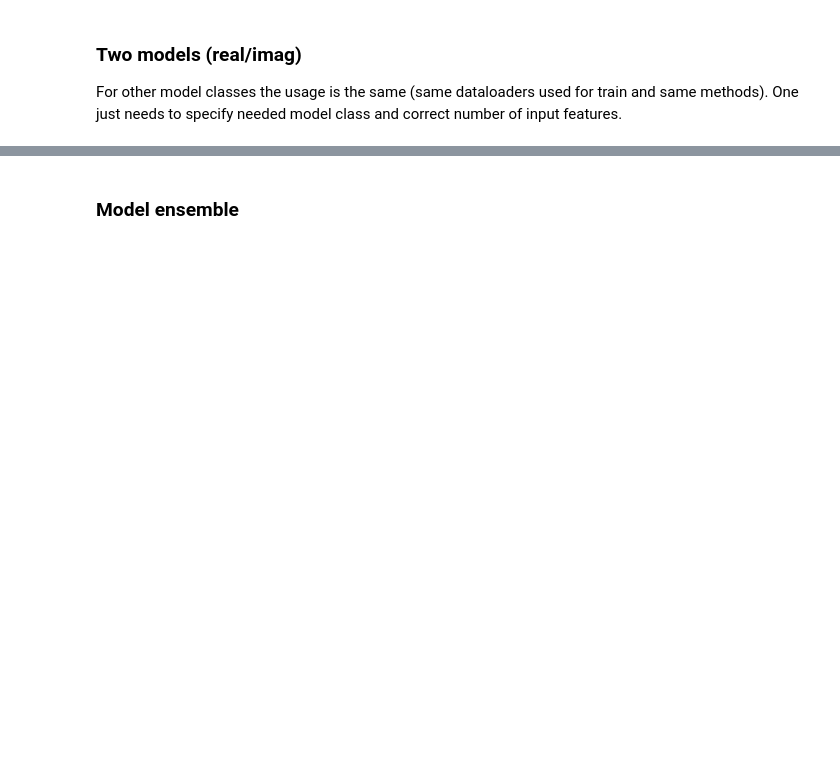
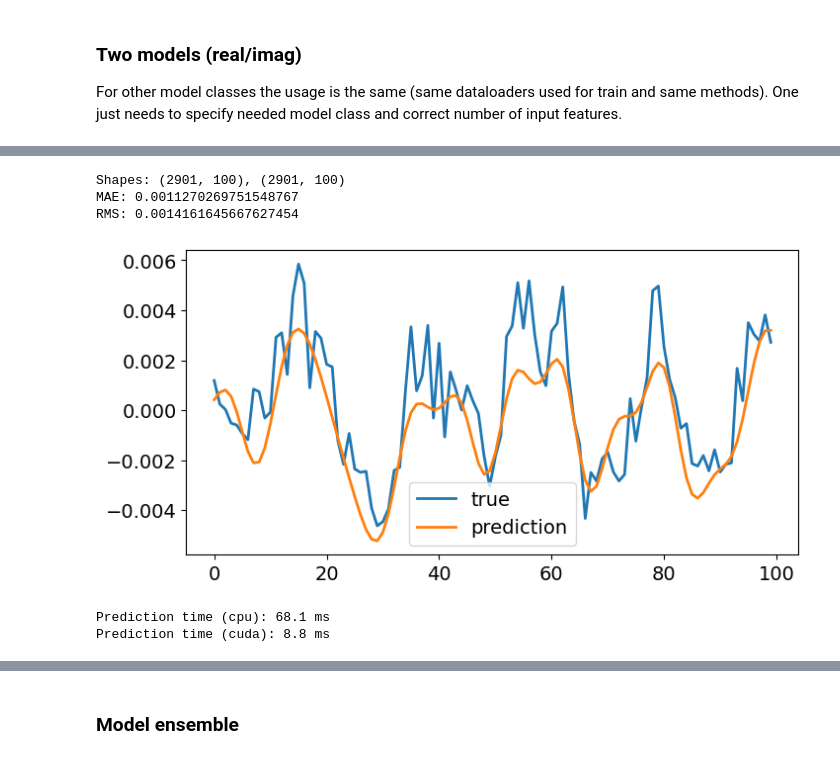
Before and after one commit to maxbalrog/laser-jitter, a Jupyter notebook: usage.ipynb, the cells around one changed output, grey strips where cells are left out. Cells and saved outputs as stored; diff of their text form; code cells hidden in the pictures; blank space fills up the shorter version.

```diff
--- a/usage.ipynb
+++ b/usage.ipynb
@@ -619,0 +778,27 @@ For other model classes the usage is the same (same dataloaders used for train a
+# %%
+t0 = 16000
+train = ts_data[:t0]
+test = ts_data[t0:]
+
+data, metrics = model_high_level.inference_on_dataloader(test, series_class,
+                                                         sequence_params,
+                                                         dataloader_params,
+                                                         forecast_window)
+predictions, actuals = data
+# %%
+print(f'Shapes: {predictions.shape}, {actuals.shape}')
+print(f'MAE: {metrics[0]}')
+print(f'RMS: {metrics[1]}')
+
+# an example of prediction
+idx = 2000
+plt.figure()
+plt.plot(actuals[idx], label='true')
+plt.plot(predictions[idx], label='prediction')
+plt.legend()
+plt.show()
+# %% [output]
+Shapes: (2901, 100), (2901, 100)
+MAE: 0.0011270269751548767
+RMS: 0.0014161645667627454
+[figure, added]
@@ -619,0 +819,24 @@ For other model classes the usage is the same (same dataloaders used for train a
+# %%
+# Step 2: choose time-series slice
+t0 = 17500
+window_len = stft_params['noverlap']
+
+past_start, past_end = t0-window_len, t0+training_window
+future_start, future_end = t0+training_window, t0+training_window+forecast_window
+series_past = series_class.series[past_start:past_end].squeeze()
+series_future = series_class.series[future_start:future_end].squeeze()
+
+predictions = []
+devices = ['cpu', 'cuda']
+for i,device in enumerate(devices):
+    for j in range(models[i].n_models):
+        models[i].model[j].eval()
+    t_start = time.time()
+    prediction = models[i].predict_on_series(series_past, series_class, device=device)
+    prediction = prediction[-prediction_window:-prediction_window+forecast_window]
+    t_pred = time.time() - t_start
+    predictions.append(prediction)
+    print('Prediction time ({}): {:3.1f} ms'.format(device, t_pred*1e3))
+# %% [output]
+Prediction time (cpu): 68.1 ms
+Prediction time (cuda): 8.8 ms
```
Also changed, not shown: parts of 25 cells of this notebook, 1 other file.
